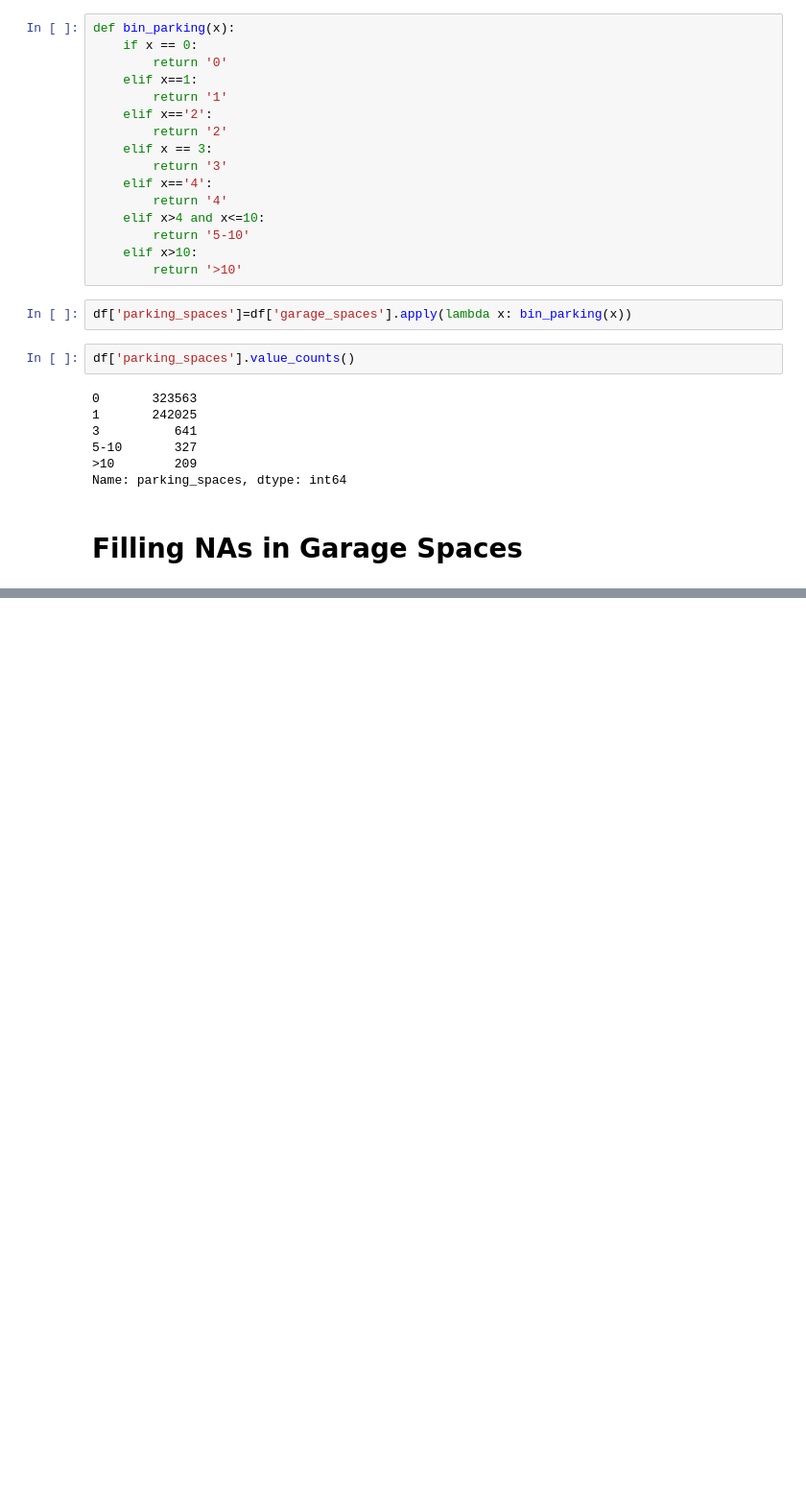
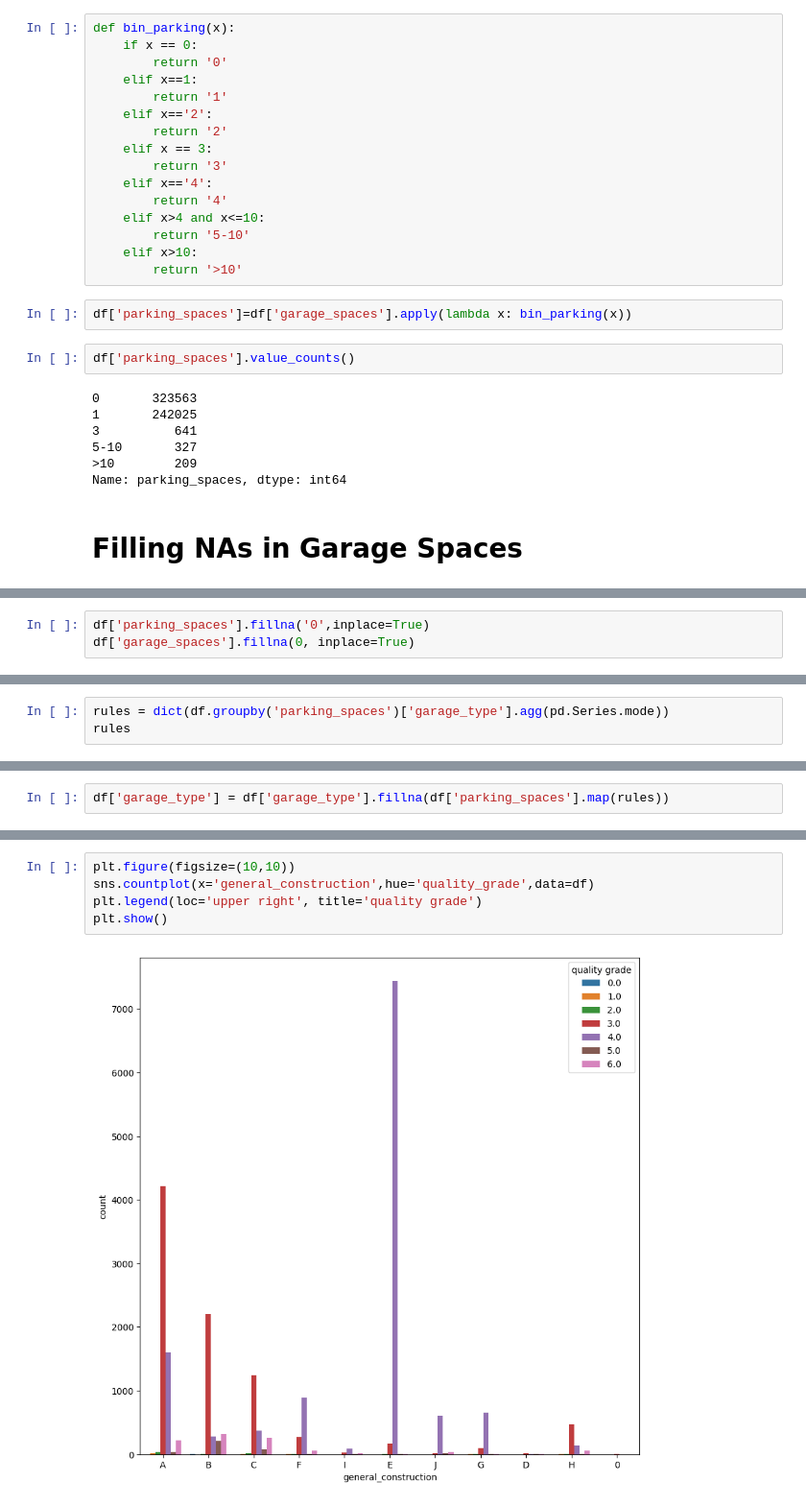
Before and after one commit to AP58PRAD/Philadelphia-House-Pricing, a Jupyter notebook: Data Cleaning.ipynb, the cells around one changed output, grey strips where cells are left out. Shown at 96% size. Drawn from its saved outputs; the diff is of its cells as text; blank space fills up the shorter version.

```diff
--- a/Data Cleaning.ipynb
+++ b/Data Cleaning.ipynb
@@ -1268,0 +1289,3 @@ Name: parking_spaces, dtype: int64
+# %%
+df['parking_spaces'].fillna('0',inplace=True)
+df['garage_spaces'].fillna(0, inplace=True)
@@ -1268,0 +1326,3 @@ Name: parking_spaces, dtype: int64
+# %%
+rules = dict(df.groupby('parking_spaces')['garage_type'].agg(pd.Series.mode))
+rules
@@ -1268,0 +1331,2 @@ Name: parking_spaces, dtype: int64
+# %%
+df['garage_type'] = df['garage_type'].fillna(df['parking_spaces'].map(rules))
@@ -1268,0 +1455,7 @@ Name: parking_spaces, dtype: int64
+# %%
+plt.figure(figsize=(10,10))
+sns.countplot(x='general_construction',hue='quality_grade',data=df)
+plt.legend(loc='upper right', title='quality grade')
+plt.show()
+# %% [output]
+[figure, added]
```
Also changed, not shown: parts of 135 cells of this notebook.
